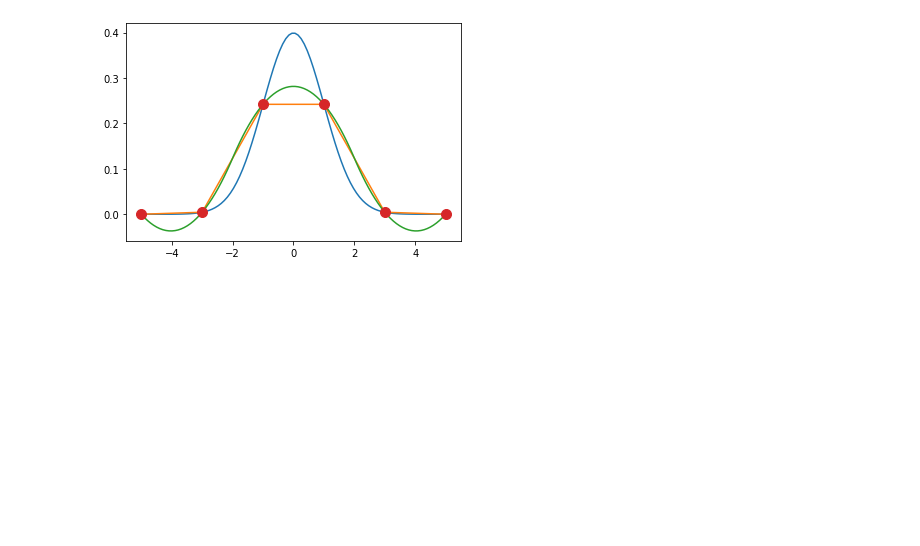
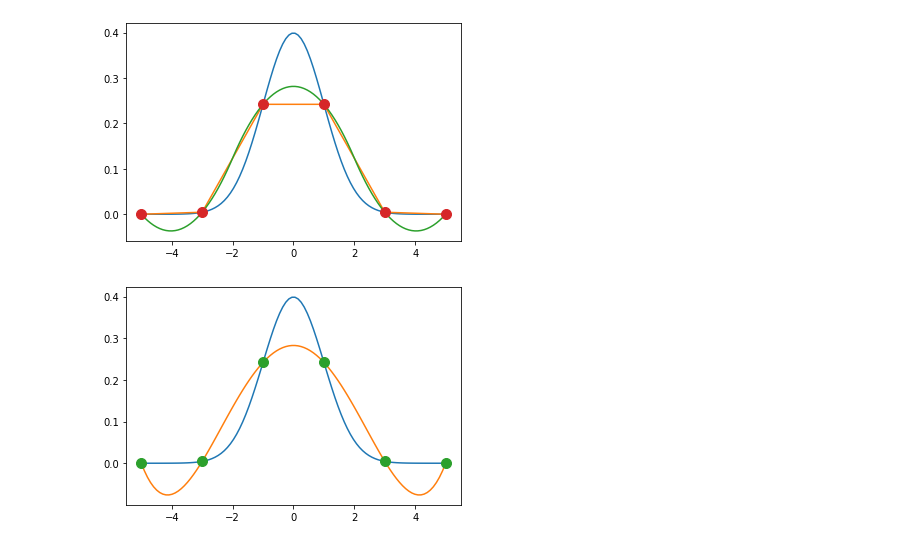
Before and after one commit to stephenbeckr/numerical-analysis-class, a Jupyter notebook: Demos/Ch3_PolynomialInterpolation.ipynb, the cells around one changed output. Cells and saved outputs as stored; diff of their text form; code cells hidden in the pictures; blank space fills up the shorter version.

```diff
--- a/Demos/Ch3_PolynomialInterpolation.ipynb
+++ b/Demos/Ch3_PolynomialInterpolation.ipynb
@@ -136,3 +136,10 @@ plt.plot(xGrid,pQuad(xGrid),'-',label='scipy.interp1d, quadratic')
 plt.plot(nodes,gaussian(nodes),'o',label='Data',markersize = 10);
 # %% [output]
 [figure]
+# %%
+pGrid = scinterp.barycentric_interpolate(nodes,gaussian(nodes),xGrid)
+plt.plot(xGrid,gaussian(xGrid),'-',label='Original function');
+plt.plot(xGrid,pGrid,'-',label='Barycentric interpolation')
+plt.plot(nodes,gaussian(nodes),'o',label='Data',markersize = 10);
+# %% [output]
+[figure, added]
```
